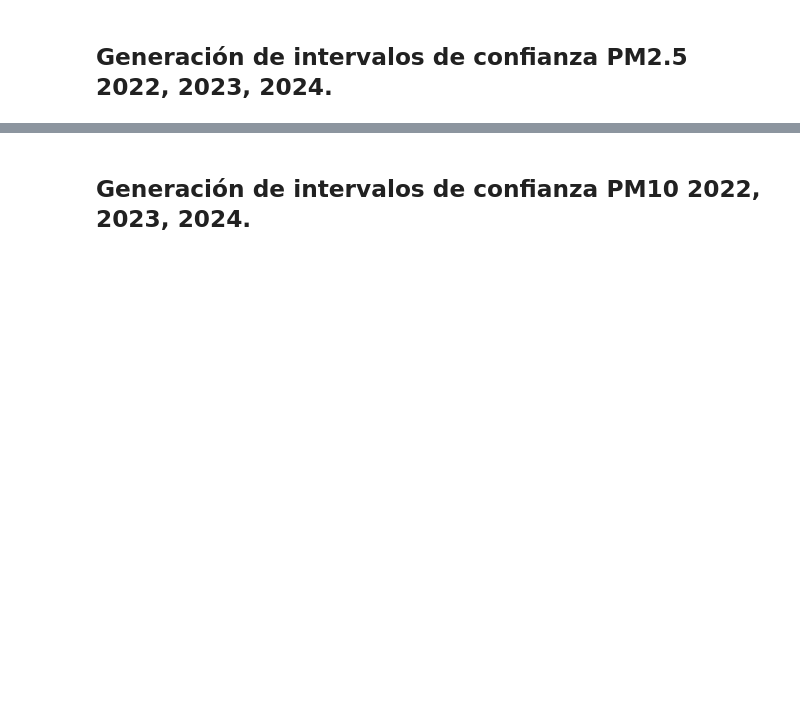
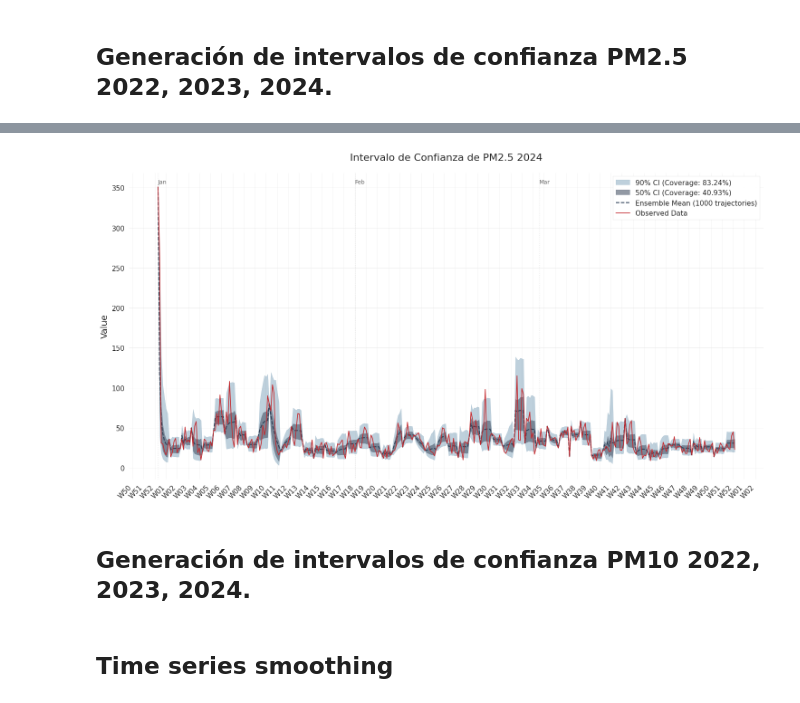
Before and after one commit to Alfonso-Fierro/PROYECTO_MA2003B, a Jupyter notebook: notebooks/03_models/02_lsde_noreste_2.ipynb, the cells around one changed output, grey strips where cells are left out. Saved outputs shown, nothing was run; the diff lists cells and outputs as text; code cells hidden in the pictures; blank space fills up the shorter version.

```diff
--- a/notebooks/03_models/02_lsde_noreste_2.ipynb
+++ b/notebooks/03_models/02_lsde_noreste_2.ipynb
@@ -69,3 +683,21 @@ df_pm25_2024_imputed = imputer_pm25_2022.bootstrap_imputation_df('pm2.5_2024')
+# %%
+# Básico con fechas
+model = fit_ou_regression_model(
+    df_pm25_2024_smoothed,
+    'pm2.5_2024_max_6h',
+    n_segments=200,
+    start_date="2024-01-01",    # Fecha de inicio
+    enforce_positive=True,
+    log_transform=True
+)
+
+# Segmentos específicos
+fig = model.plot_selected_segments(
+    segment_indices=list(range(0, 52)),
+    title="Intervalo de Confianza de PM2.5 2024"
+)
+# %% [output]
+[figure, added]
 # %% [markdown]
 ## Generación de intervalos de confianza PM10 2022, 2023, 2024.
 # %%
@@ -78,0 +716,2 @@ df_pm10_2024_imputed = imputer_pm10_2022.bootstrap_imputation_df('pm10_2022')
+# %% [markdown]
+## Time series smoothing
```
Also changed, not shown: parts of 12 cells of this notebook, 3 other files.
